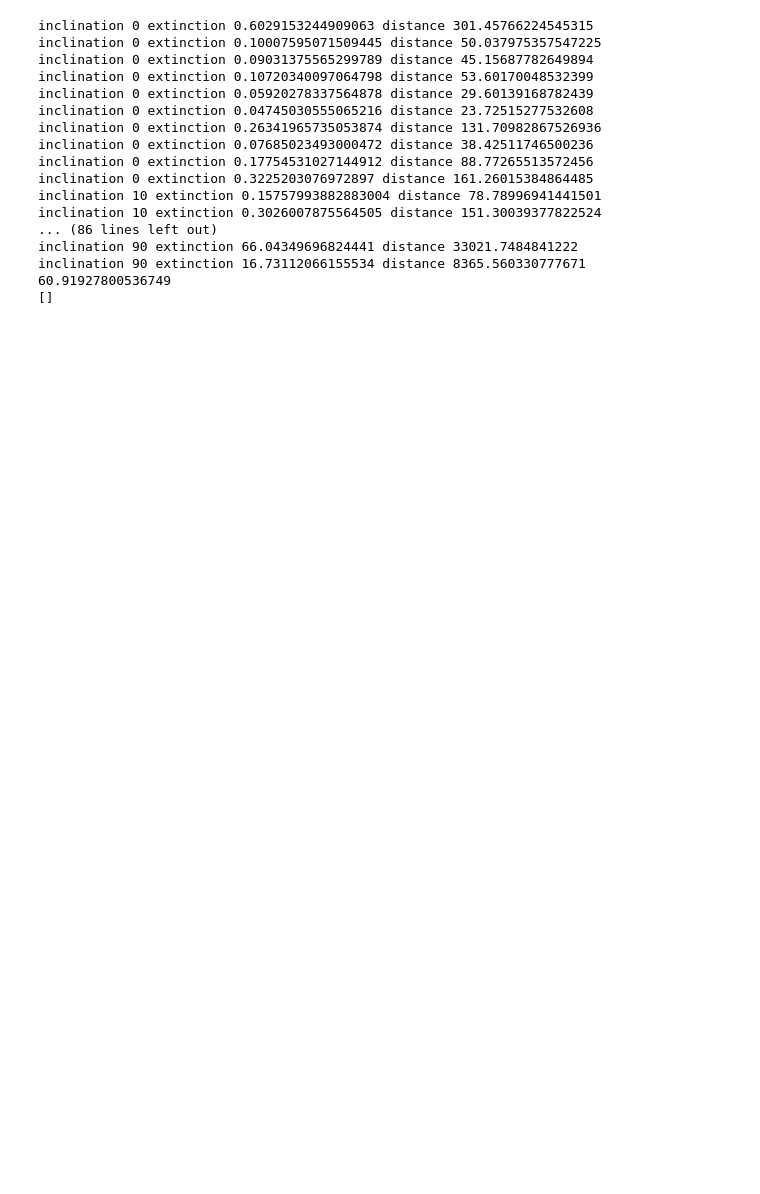
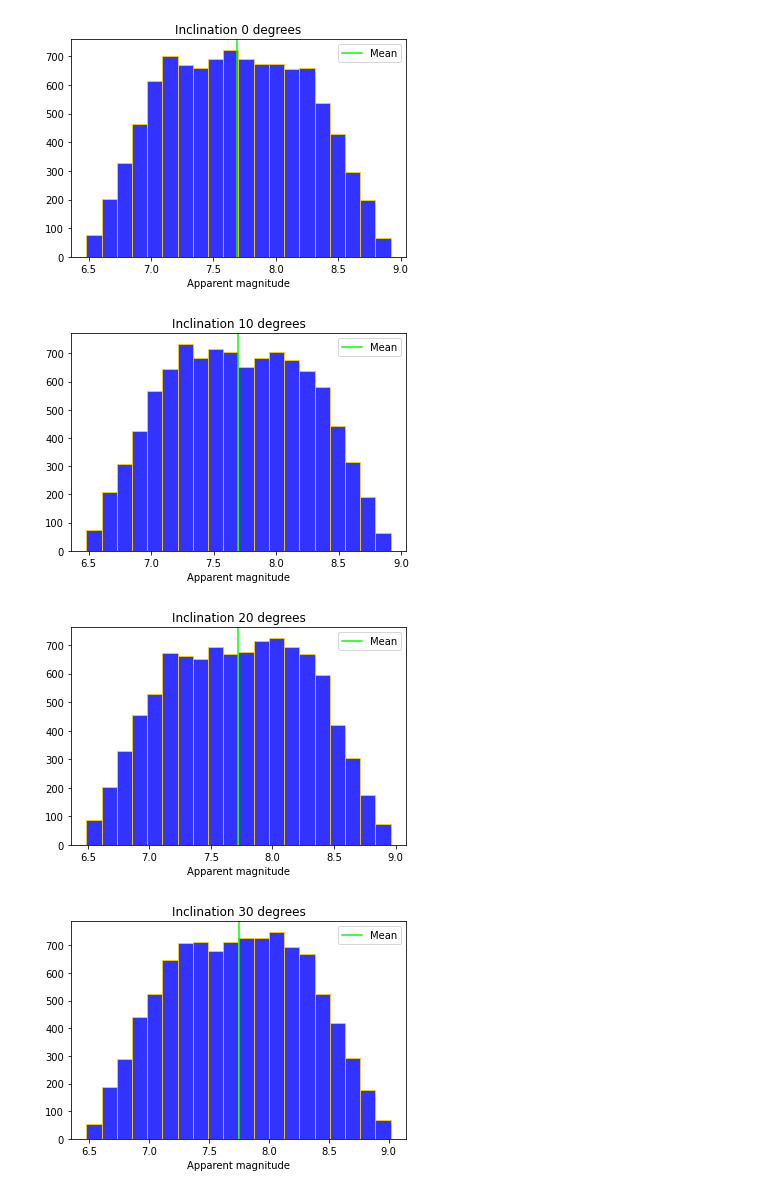
Before and after one commit to clvass98/Statistical-methods-course, a Jupyter notebook: malli.ipynb, the cells around one changed output. Cells and saved outputs as stored; diff of their text form; code cells hidden in the pictures; blank space fills up the shorter version.

```diff
--- a/malli.ipynb
+++ b/malli.ipynb
@@ -1,61 +1,71 @@
 # %%
 import numpy as np
 import random
+import matplotlib.pyplot as plt
+import statistics as st
 
+# Setting up galaxy parameters
+
+distances = [1*10**6, 15*10**6, 30*10**6, 100*10**6, 1000*10**6]
+distance = distances[0]
 L=3*10^45
 L_0=3.10128*10**28
 radius=30000
 thickness=335/2
 alpha=2*10**(-3)
 extinction_list=[]
 
 def magnitude(L,a):
     #magnitude= -2.5*np.log10(L/L_0)+a
     #return magnitude
-    return -17.45+a
+    magnitude = 5*np.log10(distance/10) + a + random.uniform(-18.53, -16.75) # transforming the absolute magnitude into apparent magnitude
+    return magnitude
 
 def extinction(r,phi,z,incl):
     l_h=100000000
     l_r=100000000
     if inclination!=90:
         l_h=(thickness-z)/np.sin(np.deg2rad(90-incl))
     if inclination!=0:
         l_r=((np.sqrt(radius**2 - r**2*np.sin(phi)**2))-r*np.cos(phi))/np.cos(np.deg2rad(90-incl))
-    print('inclination',incl,'extinction',min(l_h*alpha,l_r*alpha),'distance',min(l_h,l_r))
+    #print('inclination',incl,'extinction',min(l_h*alpha,l_r*alpha),'distance',min(l_h,l_r))
     return min(l_h*alpha,l_r*alpha)
 
 #Luminosity of the supernova L
 
-list_mag=[]
 SN_mag=[-17.45,-17.66,-16.99,-17.98,-16.75,-18.53]
+average_extinctions = []
 #1b,1c,IIb,IIL,IIP,IIn
 # from D.Richardson et al. (2014)
 
 for inclination in [0,10,20,30,40,50,60,70,80,90]:
-    for i in range(10):
+    list_mag = []
+    random_mags = []
+    extinctions = []
+    for i in range(10000):
         r = random.uniform(0,radius)
         z = random.uniform(-thickness,thickness)
+        random_mag = 5*np.log10(distance/10) + random.uniform(-18.53, -16.75)
         phi = random.uniform(0,2*np.pi)
         a=extinction(r,phi,z,inclination)
         mag=magnitude(L,a)
-        list_mag.append(mag)
-print(max(list_mag))
-print(extinction_list)
+        list_mag.append(mag) # extinction corrected magnitudes
+        random_mags.append(random_mag) # random magnitudes around the average values
+        extinctions.append(a)
+    average_extinctions.append(st.mean(extinctions))
+    plt.figure()
+    plt.hist(list_mag, bins=20, alpha = 0.8, color = 'blue', lw = 1, ec = 'gold')
+    #plt.hist(random_mags, bins=np.arange(min(random_mags), max(random_mags), 0.2), alpha = 0.8, color = 'red', lw = 1, ec = 'lime')
+    plt.axvline(st.mean(list_mag), color = 'lime', label = 'Mean')
+    #plt.axvline(st.median(random_mags), color = 'lime')
+    plt.title('Inclination ' + str(inclination) + ' degrees')
+    plt.xlabel('Apparent magnitude')
+    plt.legend()
+    plt.show()
+#print(list_mag)
+#print(extinction_list)
 # %% [output]
-inclination 0 extinction 0.6029153244909063 distance 301.45766224545315
-inclination 0 extinction 0.10007595071509445 distance 50.037975357547225
-inclination 0 extinction 0.09031375565299789 distance 45.15687782649894
-inclination 0 extinction 0.10720340097064798 distance 53.60170048532399
-inclination 0 extinction 0.05920278337564878 distance 29.60139168782439
-inclination 0 extinction 0.04745030555065216 distance 23.72515277532608
-inclination 0 extinction 0.26341965735053874 distance 131.70982867526936
-inclination 0 extinction 0.07685023493000472 distance 38.42511746500236
-inclination 0 extinction 0.17754531027144912 distance 88.77265513572456
-inclination 0 extinction 0.3225203076972897 distance 161.26015384864485
-inclination 10 extinction 0.15757993882883004 distance 78.78996941441501
-inclination 10 extinction 0.3026007875564505 distance 151.30039377822524
-... (86 lines left out)
-inclination 90 extinction 66.04349696824441 distance 33021.7484841222
-inclination 90 extinction 16.73112066155534 distance 8365.560330777671
-60.91927800536749
-[]
+[figure, added]
+[figure, added]
+[figure, added]
+[figure, added]
```
Also changed, not shown: parts of 8 cells of this notebook.
